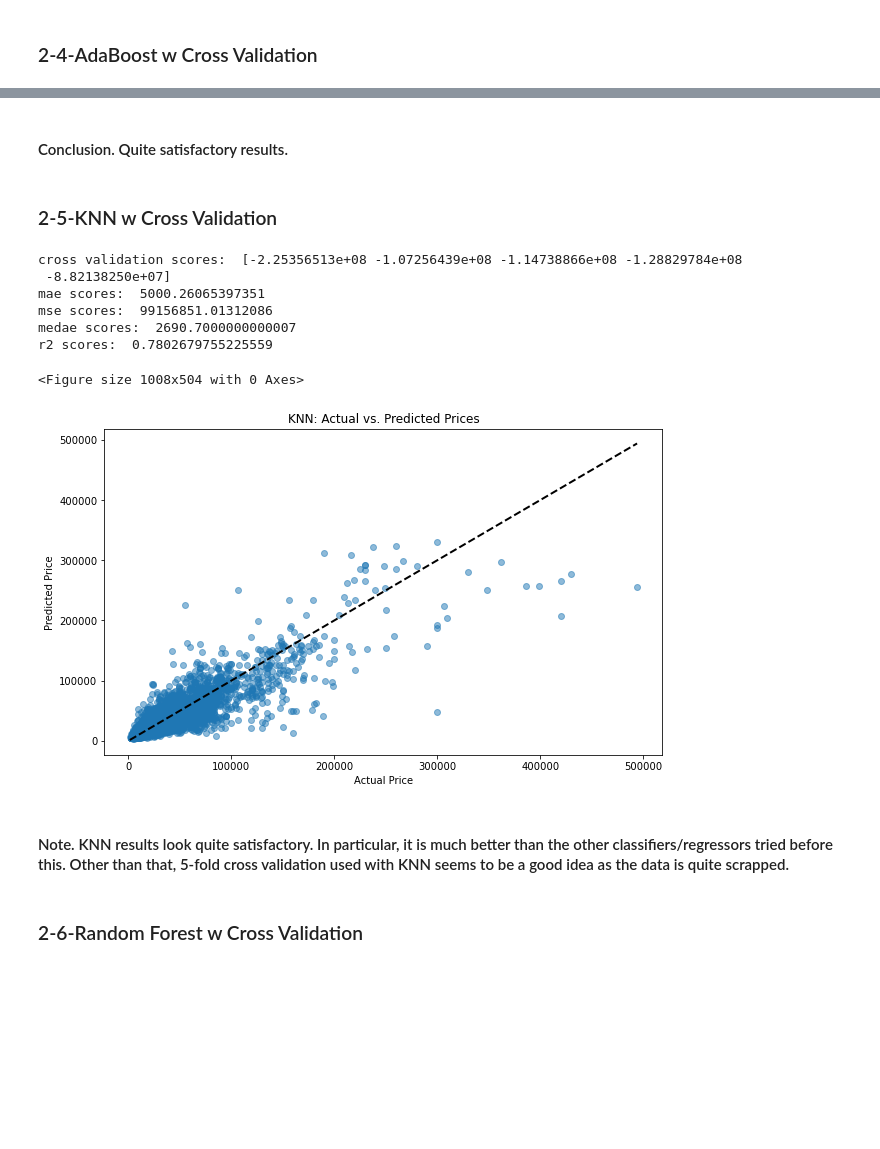
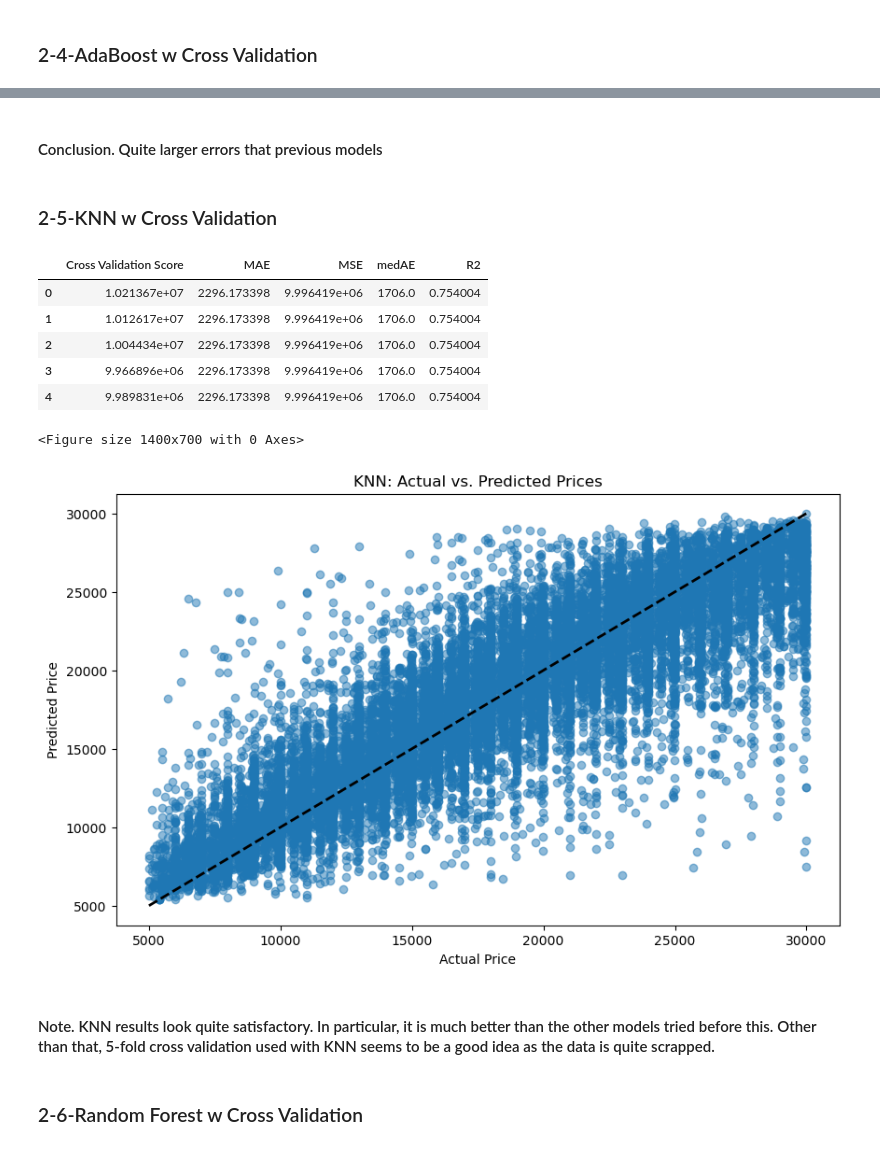
Before and after one commit to rahkooy/Car_Price_Prediction, a Jupyter notebook: car_price_prediction.ipynb, the cells around one changed output, grey strips where cells are left out. Cells and saved outputs as stored; diff of their text form; code cells hidden in the pictures; blank space fills up the shorter version.

Commit message:
eda: outliers deleted; models: errors output as a dataframe, regressors used instead of classifiers; readme: conclusion moved to readme; discussion: updated w todo

```diff
--- a/car_price_prediction.ipynb
+++ b/car_price_prediction.ipynb
@@ -324,41 +313,37 @@ plt.show()
 # %% [markdown]
-#### Conclusion. Quite satisfactory results.
+#### Conclusion. Quite larger errors that previous models
 # %% [markdown]
 ### 2-5-KNN w Cross Validation
 # %%
 %run KNN.ipynb
 
-out = knn_out = knn_model(X_train, X_test, y_train, y_test)
+out = knn_model(X_train, X_test, y_train, y_test)
 
-print('cross validation scores: ',out[1])
-print('mae scores: ',out[2])
-print('mse scores: ',out[3])
-print('medae scores: ',out[4])
-print('r2 scores: ',out[5])
+display(out[1])
 # %% [output]
-cross validation scores:  [-2.25356513e+08 -1.07256439e+08 -1.14738866e+08 -1.28829784e+08
- -8.82138250e+07]
-mae scores:  5000.26065397351
-mse scores:  99156851.01312086
-medae scores:  2690.7000000000007
-r2 scores:  0.7802679755225559
+|  | Cross Validation Score | MAE | MSE | medAE | R2 |
+| 0 | 1.021367e+07 | 2296.173398 | 9.996419e+06 | 1706.0 | 0.754004 |
+| 1 | 1.012617e+07 | 2296.173398 | 9.996419e+06 | 1706.0 | 0.754004 |
+| 2 | 1.004434e+07 | 2296.173398 | 9.996419e+06 | 1706.0 | 0.754004 |
+| 3 | 9.966896e+06 | 2296.173398 | 9.996419e+06 | 1706.0 | 0.754004 |
+| 4 | 9.989831e+06 | 2296.173398 | 9.996419e+06 | 1706.0 | 0.754004 |
 # %%
 # Plotting the results
 plt.figure(figsize=(14, 7))
 
 # Plotting actual vs. predicted prices
 plt.figure(figsize=(10, 6))
-plt.scatter(y_test, knn_out[0], alpha=0.5)
+plt.scatter(y_test, out[0], alpha=0.5)
 plt.plot([y_test.min(), y_test.max()], [y_test.min(), y_test.max()], 'k--', lw=2)
 plt.xlabel('Actual Price')
 plt.ylabel('Predicted Price')
 plt.title('KNN: Actual vs. Predicted Prices')
 plt.show()
 # %% [output]
-<Figure size 1008x504 with 0 Axes>
+<Figure size 1400x700 with 0 Axes>
-[figure, old version]
+[figure, new version]
 # %% [markdown]
-#### Note. KNN results look quite satisfactory. In particular, it is much better than the other classifiers/regressors tried before this. Other than that, 5-fold cross validation used with KNN seems to be a good idea as the data is quite scrapped.
+#### Note. KNN results look quite satisfactory. In particular, it is much better than the other models tried before this. Other than that, 5-fold cross validation used with KNN seems to be a good idea as the data is quite scrapped.
 # %% [markdown]
 ###  2-6-Random Forest w Cross Validation
 # %%
```
Also changed, not shown: parts of 19 cells of this notebook, 6 other files.
